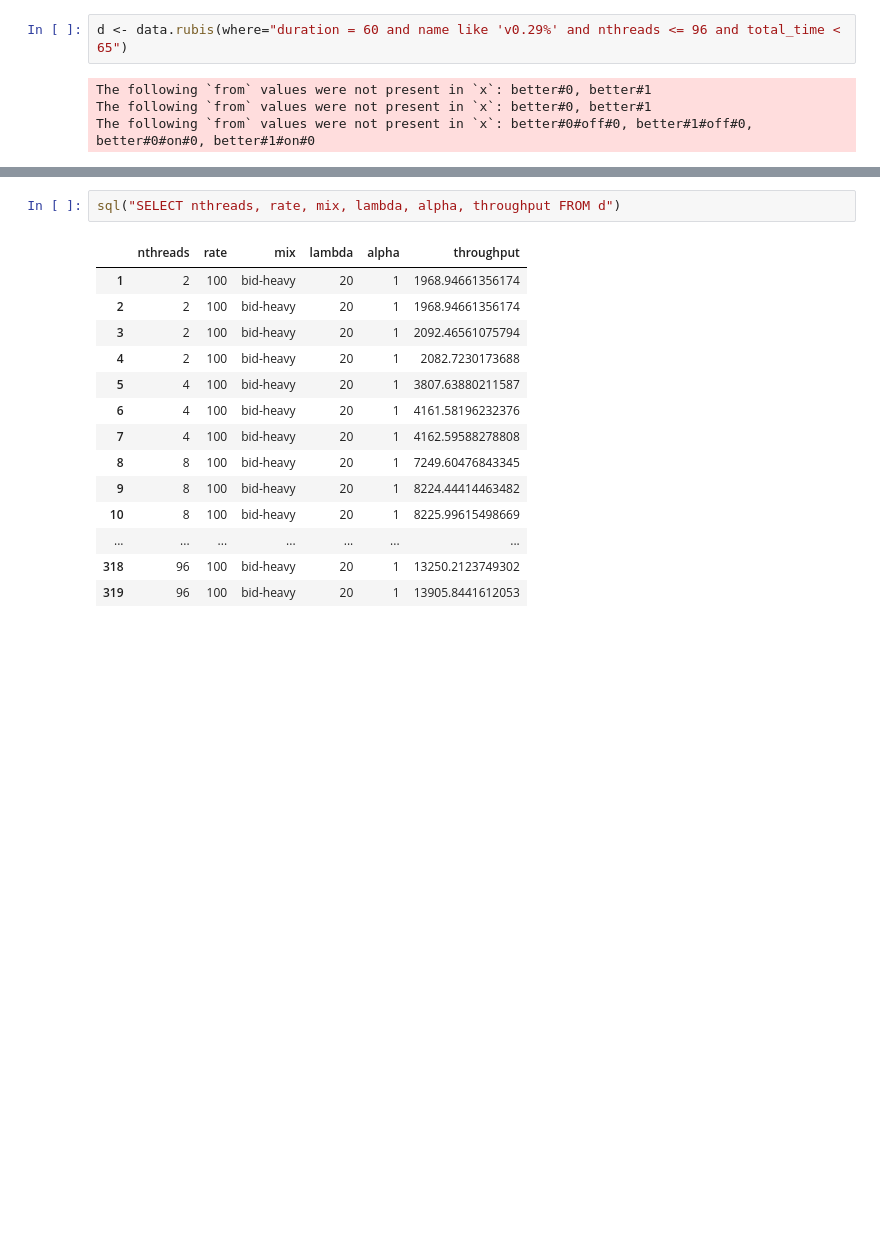
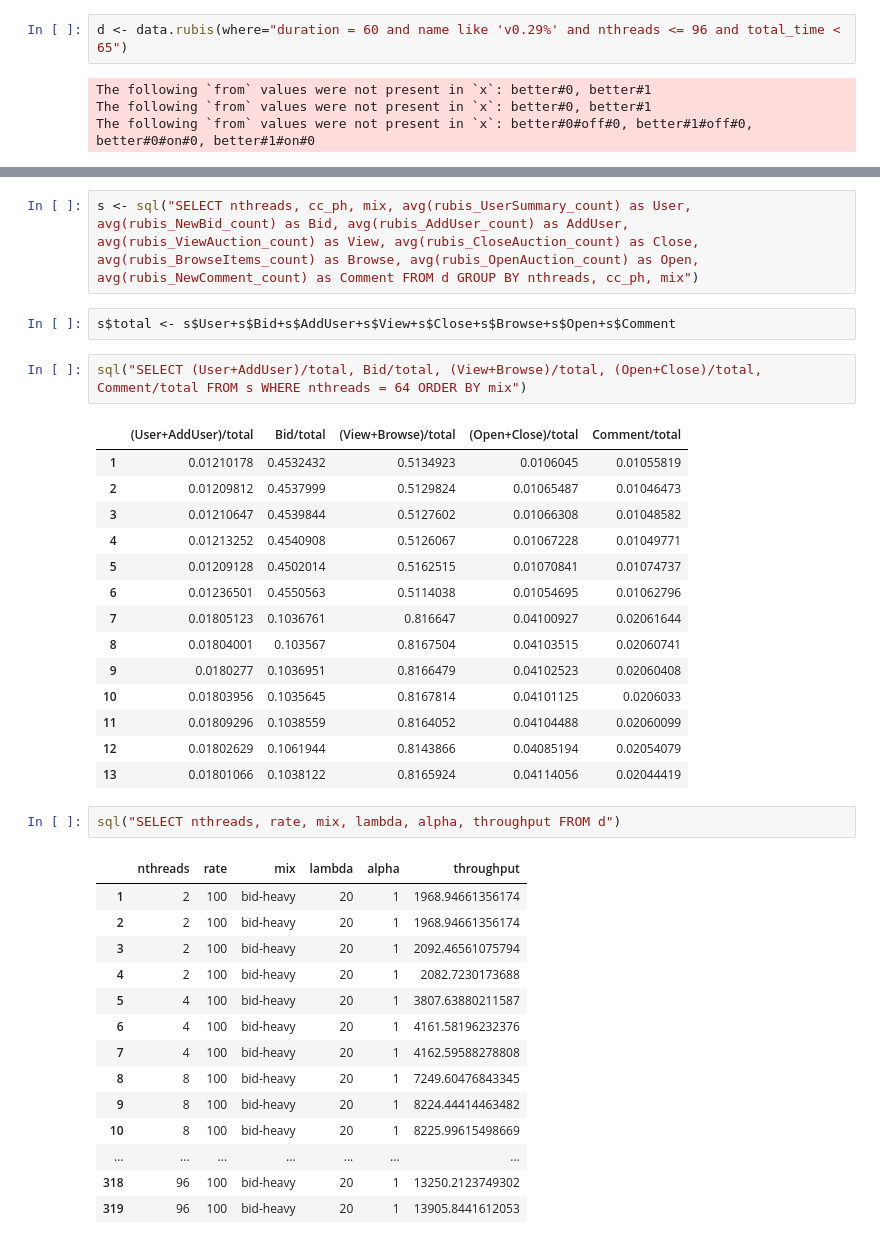
Before and after one commit to bholt/claret-doc, a Jupyter notebook: usenix16/data/scratch.ipynb, the cells around one changed output, grey strips where cells are left out. Cells and saved outputs as stored; diff of their text form; blank space fills up the shorter version.

```diff
--- a/usenix16/data/scratch.ipynb
+++ b/usenix16/data/scratch.ipynb
@@ -13,3 +17,24 @@ nrow(d)
+# %%
+s <- sql("SELECT nthreads, cc_ph, mix, avg(rubis_UserSummary_count) as User, avg(rubis_NewBid_count) as Bid, avg(rubis_AddUser_count) as AddUser, avg(rubis_ViewAuction_count) as View, avg(rubis_CloseAuction_count) as Close, avg(rubis_BrowseItems_count) as Browse, avg(rubis_OpenAuction_count) as Open, avg(rubis_NewComment_count) as Comment FROM d GROUP BY nthreads, cc_ph, mix")
+# %%
+s$total <- s$User+s$Bid+s$AddUser+s$View+s$Close+s$Browse+s$Open+s$Comment
+# %%
+sql("SELECT (User+AddUser)/total, Bid/total, (View+Browse)/total, (Open+Close)/total, Comment/total FROM s WHERE nthreads = 64 ORDER BY mix")
+# %% [output]
+|  | (User+AddUser)/total | Bid/total | (View+Browse)/total | (Open+Close)/total | Comment/total |
+| 1 | 0.01210178 | 0.4532432 | 0.5134923 | 0.0106045 | 0.01055819 |
+| 2 | 0.01209812 | 0.4537999 | 0.5129824 | 0.01065487 | 0.01046473 |
+| 3 | 0.01210647 | 0.4539844 | 0.5127602 | 0.01066308 | 0.01048582 |
+| 4 | 0.01213252 | 0.4540908 | 0.5126067 | 0.01067228 | 0.01049771 |
+| 5 | 0.01209128 | 0.4502014 | 0.5162515 | 0.01070841 | 0.01074737 |
+| 6 | 0.01236501 | 0.4550563 | 0.5114038 | 0.01054695 | 0.01062796 |
+| 7 | 0.01805123 | 0.1036761 | 0.816647 | 0.04100927 | 0.02061644 |
+| 8 | 0.01804001 | 0.103567 | 0.8167504 | 0.04103515 | 0.02060741 |
+| 9 | 0.0180277 | 0.1036951 | 0.8166479 | 0.04102523 | 0.02060408 |
+| 10 | 0.01803956 | 0.1035645 | 0.8167814 | 0.04101125 | 0.0206033 |
+| 11 | 0.01809296 | 0.1038559 | 0.8164052 | 0.04104488 | 0.02060099 |
+| 12 | 0.01802629 | 0.1061944 | 0.8143866 | 0.04085194 | 0.02054079 |
+| 13 | 0.01801066 | 0.1038122 | 0.8165924 | 0.04114056 | 0.02044419 |
 # %%
 sql("SELECT nthreads, rate, mix, lambda, alpha, throughput FROM d")
 # %% [output]
```
Also changed, not shown: parts of 7 cells of this notebook, 7 other files.
